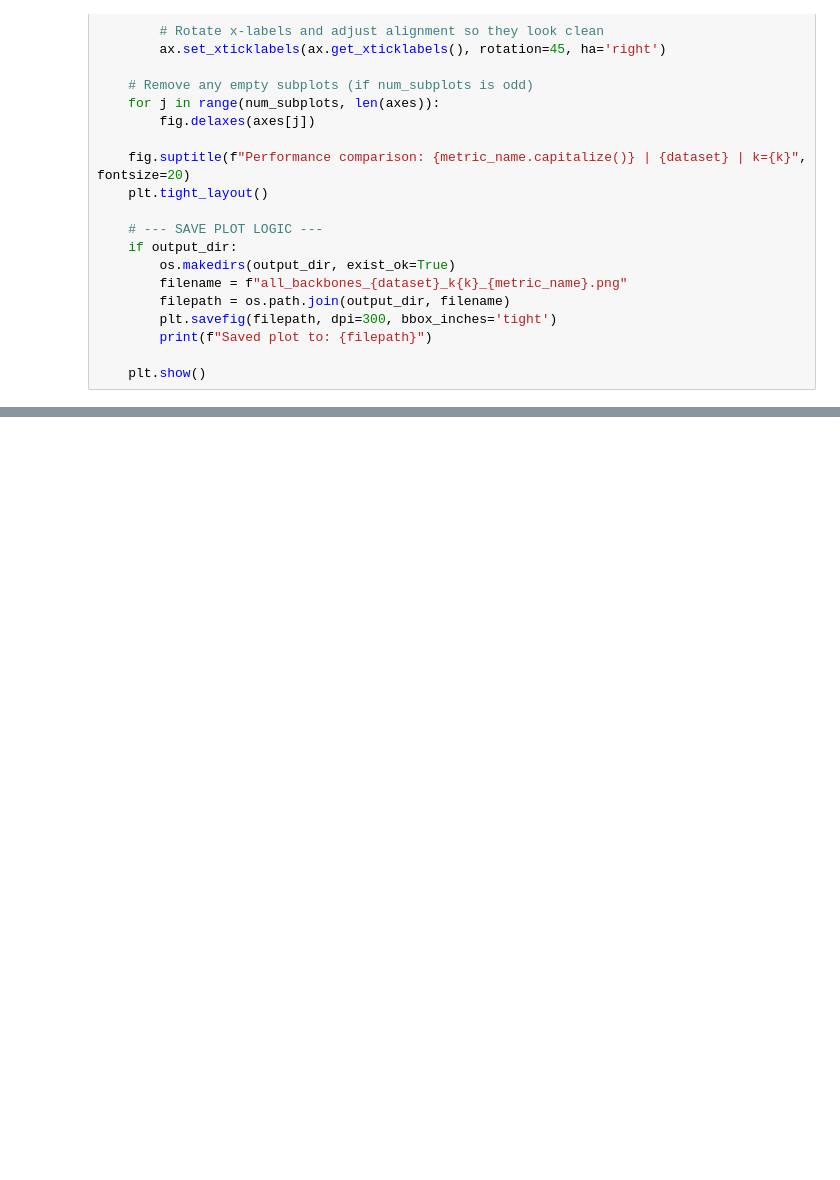
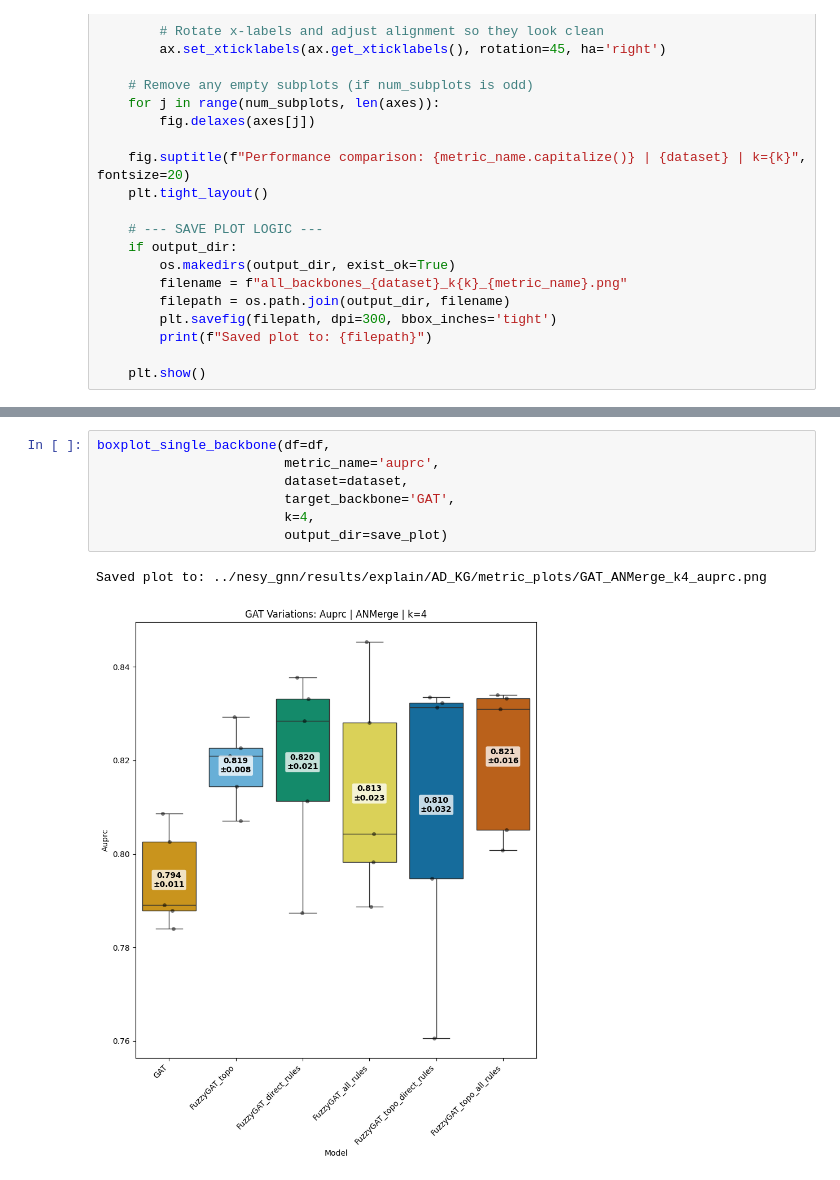
Before and after one commit to Xiaoxuan-Yu-ty/HybridKG, a Jupyter notebook: nesy_gnn/boxplot.ipynb, the cells around one changed output, grey strips where cells are left out. Drawn from its saved outputs; the diff is of its cells as text; blank space fills up the shorter version.

```diff
--- a/nesy_gnn/boxplot.ipynb
+++ b/nesy_gnn/boxplot.ipynb
@@ -215,0 +481,10 @@ Saved plot to: ../nesy_gnn/results/explain/AD_KG/metric_plots/all_backbones_ANMe
+# %%
+boxplot_single_backbone(df=df,
+                        metric_name='auprc',
+                        dataset=dataset,
+                        target_backbone='GAT',
+                        k=4,
+                        output_dir=save_plot)
+# %% [output]
+Saved plot to: ../nesy_gnn/results/explain/AD_KG/metric_plots/GAT_ANMerge_k4_auprc.png
+[figure, added]
```
Also changed, not shown: parts of 7 cells of this notebook, 4 other files.
